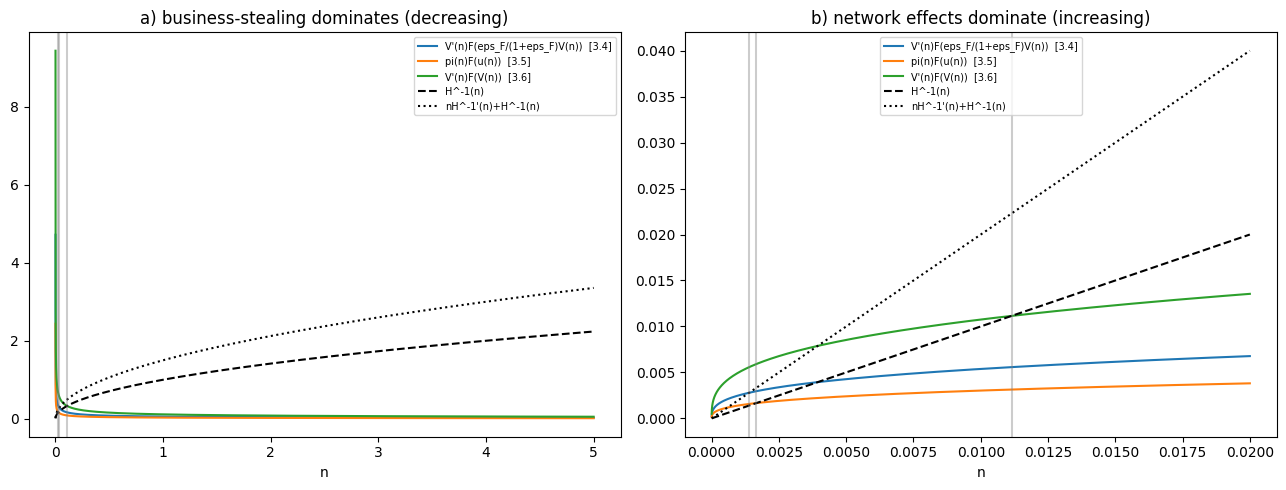
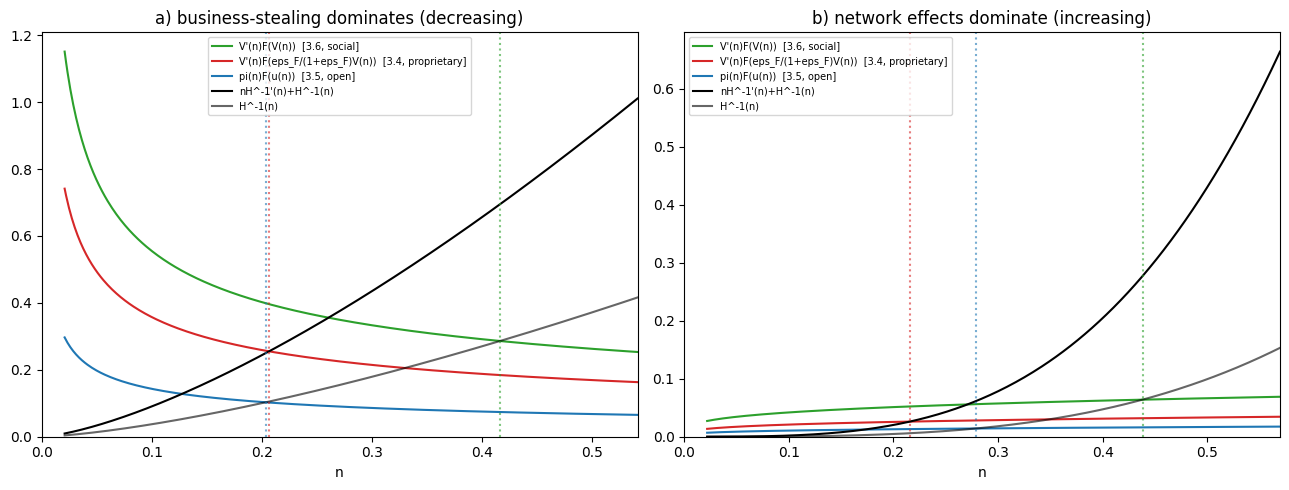
The change to this notebook cell's code, shown as a diff; its figure went from the first image to the second:
--- before
+++ after
@@ -1,18 +1,27 @@
-def plot_fig31(ax, alpha, sigma, epsilon_F, epsilon_H, n_min, n_max, title):
+def plot_fig31(ax, alpha, sigma, epsilon_F, epsilon_H, title):
     m = example1(alpha=alpha, sigma=sigma, c=1.0)
     res = solve_equilibria(m, epsilon_F=epsilon_F, epsilon_H=epsilon_H)
-    # log-spaced grid: H^-1(n) and nH^-1'(n)+H^-1(n) rise steeply near n=0
-    # (infinite slope at the origin for epsilon_H>1), so a linear grid that
-    # starts away from 0 makes them look like they jump from a non-zero
-    # value instead of rising smoothly out of H^-1(0)=0
-    n_grid = np.logspace(np.log10(n_min), np.log10(n_max), 400)
+    # paper's Figure 3.1 uses a plain linear n-axis spanning a bit past n_so.
+    # epsilon_H < 1 makes H^-1(n) = n**(1/epsilon_H) convex with zero slope at
+    # n=0 (matching the paper's accelerating black curves, no kink at origin).
+    # The colored LHS curves with epsilon_V*(1+epsilon_F) < 1 diverge as n->0
+    # (power n**(negative exponent)), so the grid must start a bit away from
+    # 0 -- otherwise the plot is dominated by an unbounded spike, exactly the
+    # "distorted" look the paper's schematic (unnumbered axes) avoids by
+    # implicitly starting just past that divergence.
+    n_max = 1.3 * res.n_so
+    n_min = 0.05 * res.n_so
+    n_grid = np.linspace(n_min, n_max, 400)
     curves = figure_3_1_curves(m, n_grid, epsilon_F, epsilon_H)
-    ax.plot(curves['n'], curves['proprietary_lhs'], label="V'(n)F(eps_F/(1+eps_F)V(n))  [3.4]")
-    ax.plot(curves['n'], curves['open_lhs'], label='pi(n)F(u(n))  [3.5]')
-    ax.plot(curves['n'], curves['social_lhs'], label="V'(n)F(V(n))  [3.6]")
-    ax.plot(curves['n'], curves['H_inv'], 'k--', label='H^-1(n)')
-    ax.plot(curves['n'], curves['nH_inv_prime_plus_H_inv'], 'k:', label="nH^-1'(n)+H^-1(n)")
-    for n_val, lbl in [(res.n_p, 'n_p'), (res.n_fe, 'n_fe'), (res.n_so, 'n_so')]:
-        ax.axvline(n_val, color='gray', alpha=0.4)
+    ax.plot(curves['n'], curves['social_lhs'], color='tab:green', label="V'(n)F(V(n))  [3.6, social]")
+    ax.plot(curves['n'], curves['proprietary_lhs'], color='tab:red', label="V'(n)F(eps_F/(1+eps_F)V(n))  [3.4, proprietary]")
+    ax.plot(curves['n'], curves['open_lhs'], color='tab:blue', label='pi(n)F(u(n))  [3.5, open]')
+    ax.plot(curves['n'], curves['nH_inv_prime_plus_H_inv'], color='black', linestyle='-', label="nH^-1'(n)+H^-1(n)")
+    ax.plot(curves['n'], curves['H_inv'], color='black', linestyle='-', alpha=0.6, label='H^-1(n)')
+    for n_val, color in [(res.n_p, 'tab:red'), (res.n_fe, 'tab:blue'), (res.n_so, 'tab:green')]:
+        ax.axvline(n_val, color=color, linestyle=':', alpha=0.6)
+    ax.set_xlim(0, n_max)
+    y_visible = curves['social_lhs'] + curves['proprietary_lhs'] + curves['open_lhs'] + curves['H_inv'] + curves['nH_inv_prime_plus_H_inv']
+    ax.set_ylim(0, max(y_visible) * 1.05)
     ax.set_title(title)
     ax.set_xlabel('n')
@@ -21,7 +30,9 @@
 
 fig, axes = plt.subplots(1, 2, figsize=(13, 5))
-res_a = plot_fig31(axes[0], alpha=0.1, sigma=0.3, epsilon_F=1.0, epsilon_H=2.0, n_min=1e-4, n_max=5,
+# graph a) business-stealing dominates: epsilon_V*(1+epsilon_F) < 1, decreasing LHS curves
+res_a = plot_fig31(axes[0], alpha=0.15, sigma=0.3, epsilon_F=0.3, epsilon_H=0.7,
                     title='a) business-stealing dominates (decreasing)')
-res_b = plot_fig31(axes[1], alpha=0.4, sigma=0.5, epsilon_F=1.0, epsilon_H=1.0, n_min=1e-6, n_max=0.02,
+# graph b) network effects dominate: epsilon_V*(1+epsilon_F) > 1, increasing LHS curves
+res_b = plot_fig31(axes[1], alpha=0.3, sigma=0.4, epsilon_F=1.0, epsilon_H=0.3,
                     title='b) network effects dominate (increasing)')
 plt.tight_layout()

Commit: Rebuild Figure 3.1 to actually match the paper's curve shapes